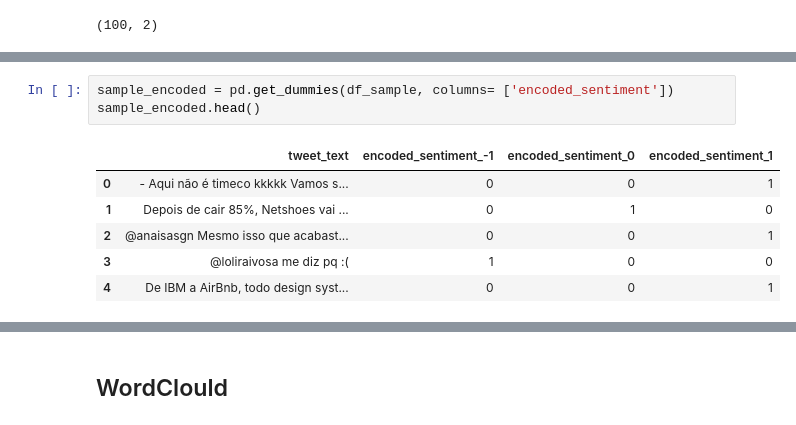
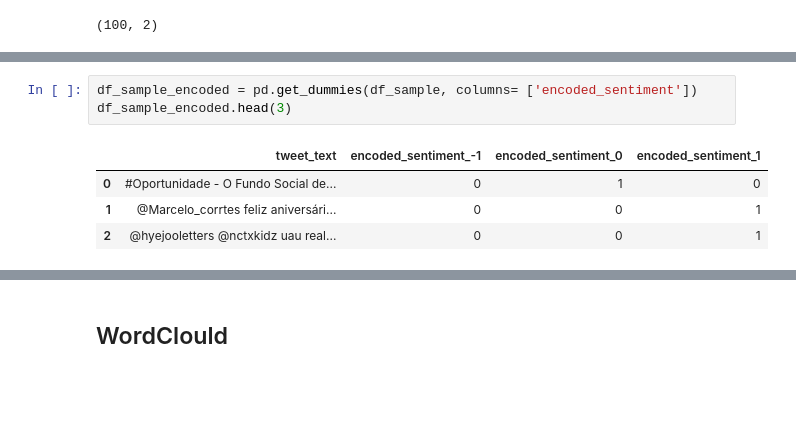
Before and after one commit to GSChacon/thermofeeler, a Jupyter notebook: notebooks/haro-data_visualization.ipynb, the cells around one changed output, grey strips where cells are left out. Drawn from its saved outputs; the diff is of its cells as text; blank space fills up the shorter version.

```diff
--- a/notebooks/haro-data_visualization.ipynb
+++ b/notebooks/haro-data_visualization.ipynb
@@ -61,10 +63,8 @@ df_sample.head()
 # %%
-sample_encoded = pd.get_dummies(df_sample, columns= ['encoded_sentiment'])
-sample_encoded.head()
+df_sample_encoded = pd.get_dummies(df_sample, columns= ['encoded_sentiment'])
+df_sample_encoded.head(3)
 # %% [output]
 |  | tweet_text | encoded_sentiment_-1 | encoded_sentiment_0 | encoded_sentiment_1 |
-| 0 | - Aqui não é timeco kkkkk Vamos s... | 0 | 0 | 1 |
-| 1 | Depois de cair 85%, Netshoes vai ... | 0 | 1 | 0 |
-| 2 | @anaisasgn Mesmo isso que acabast... | 0 | 0 | 1 |
-| 3 | @loliraivosa me diz pq :( | 1 | 0 | 0 |
-| 4 | De IBM a AirBnb, todo design syst... | 0 | 0 | 1 |
+| 0 | #Oportunidade - O Fundo Social de... | 0 | 1 | 0 |
+| 1 | @Marcelo_corrtes feliz aniversári... | 0 | 0 | 1 |
+| 2 | @hyejooletters @nctxkidz uau real... | 0 | 0 | 1 |
```
Also changed, not shown: parts of 32 cells of this notebook.
